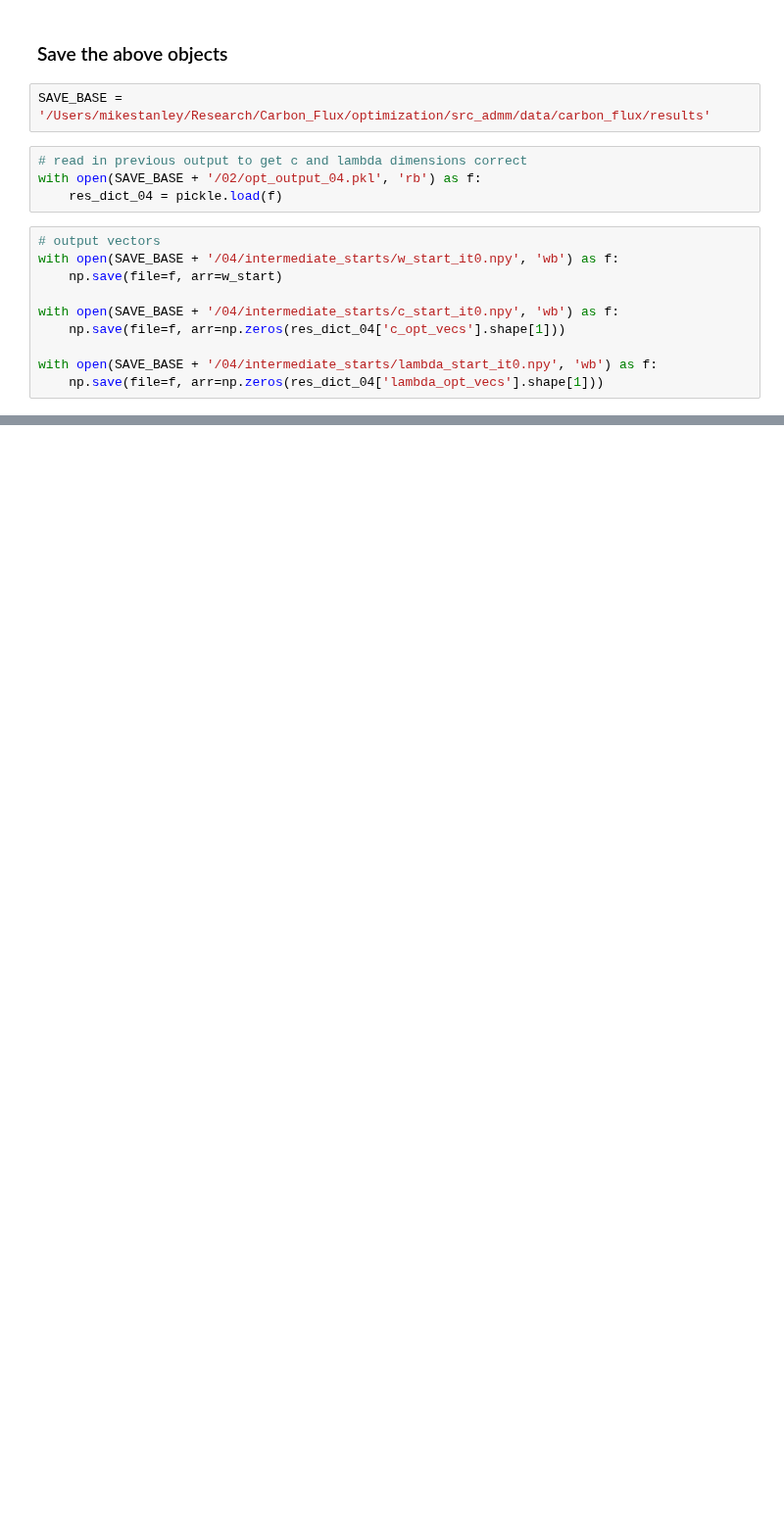
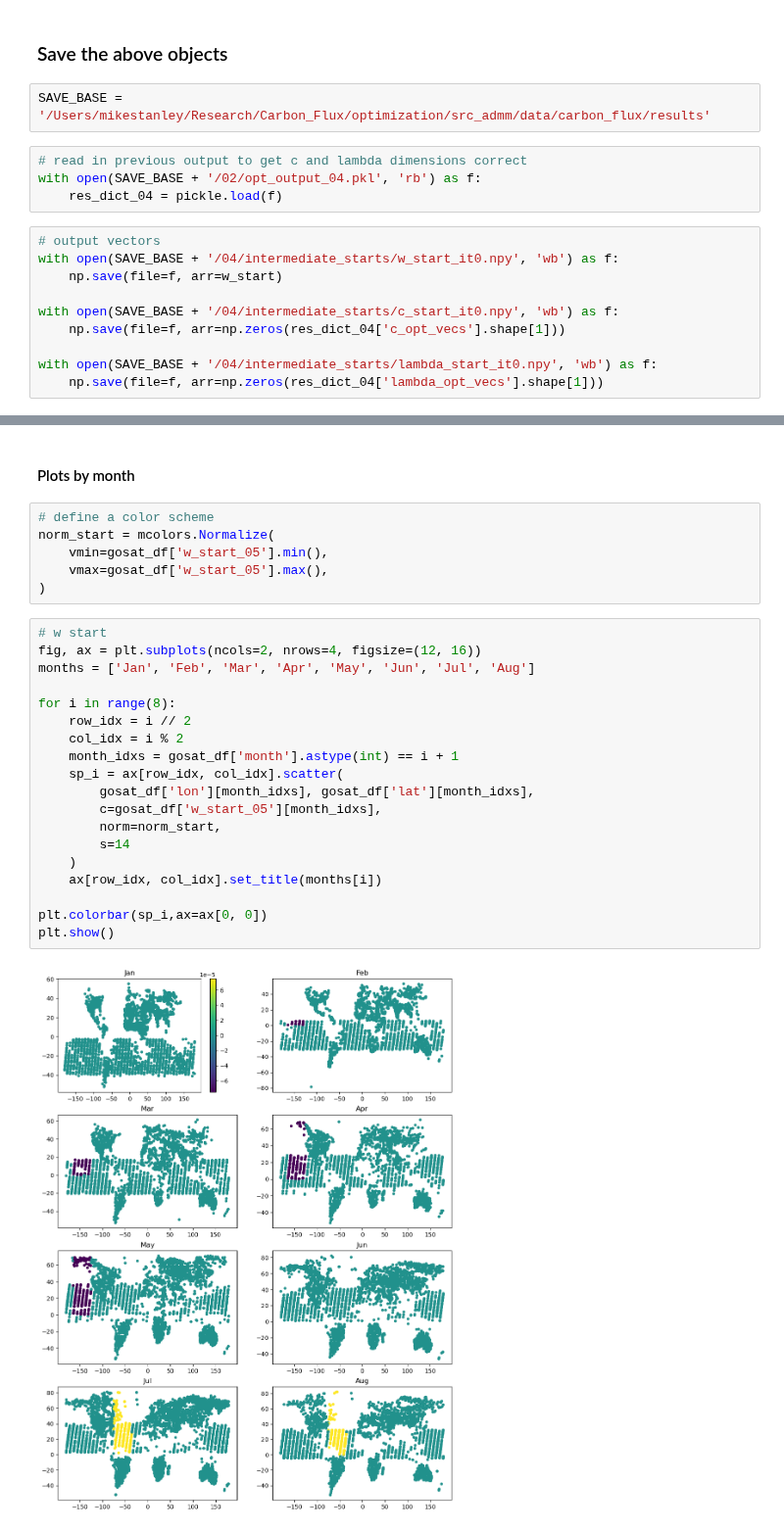
Before and after one commit to mcstanle/cf_inversion_sb_admm, a Jupyter notebook: starting_w_search_physical_motivation.ipynb, the cells around one changed output, grey strips where cells are left out. Shown at 98% size. Drawn from its saved outputs; the diff is of its cells as text; blank space fills up the shorter version.

```diff
--- a/starting_w_search_physical_motivation.ipynb
+++ b/starting_w_search_physical_motivation.ipynb
@@ -272,0 +319,29 @@ res = minimize(
+# %% [markdown]
+#### Plots by month
+# %%
+# define a color scheme
+norm_start = mcolors.Normalize(
+    vmin=gosat_df['w_start_05'].min(),
+    vmax=gosat_df['w_start_05'].max(),
+)
+# %%
+# w start
+fig, ax = plt.subplots(ncols=2, nrows=4, figsize=(12, 16))
+months = ['Jan', 'Feb', 'Mar', 'Apr', 'May', 'Jun', 'Jul', 'Aug']
+
+for i in range(8):
+    row_idx = i // 2
+    col_idx = i % 2
+    month_idxs = gosat_df['month'].astype(int) == i + 1
+    sp_i = ax[row_idx, col_idx].scatter(
+        gosat_df['lon'][month_idxs], gosat_df['lat'][month_idxs],
+        c=gosat_df['w_start_05'][month_idxs],
+        norm=norm_start,
+        s=14
+    )
+    ax[row_idx, col_idx].set_title(months[i])
+
+plt.colorbar(sp_i,ax=ax[0, 0])
+plt.show()
+# %% [output]
+[figure, added]
```
Also changed, not shown: parts of 22 cells of this notebook, 7 other files.
